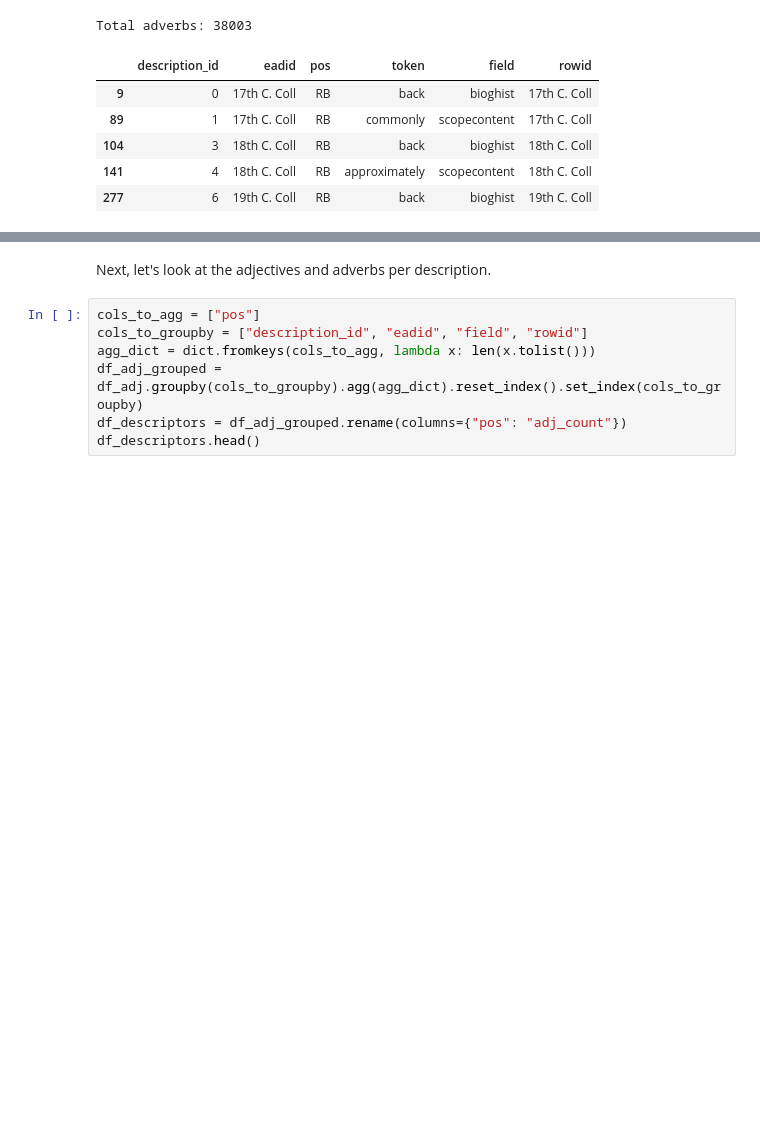
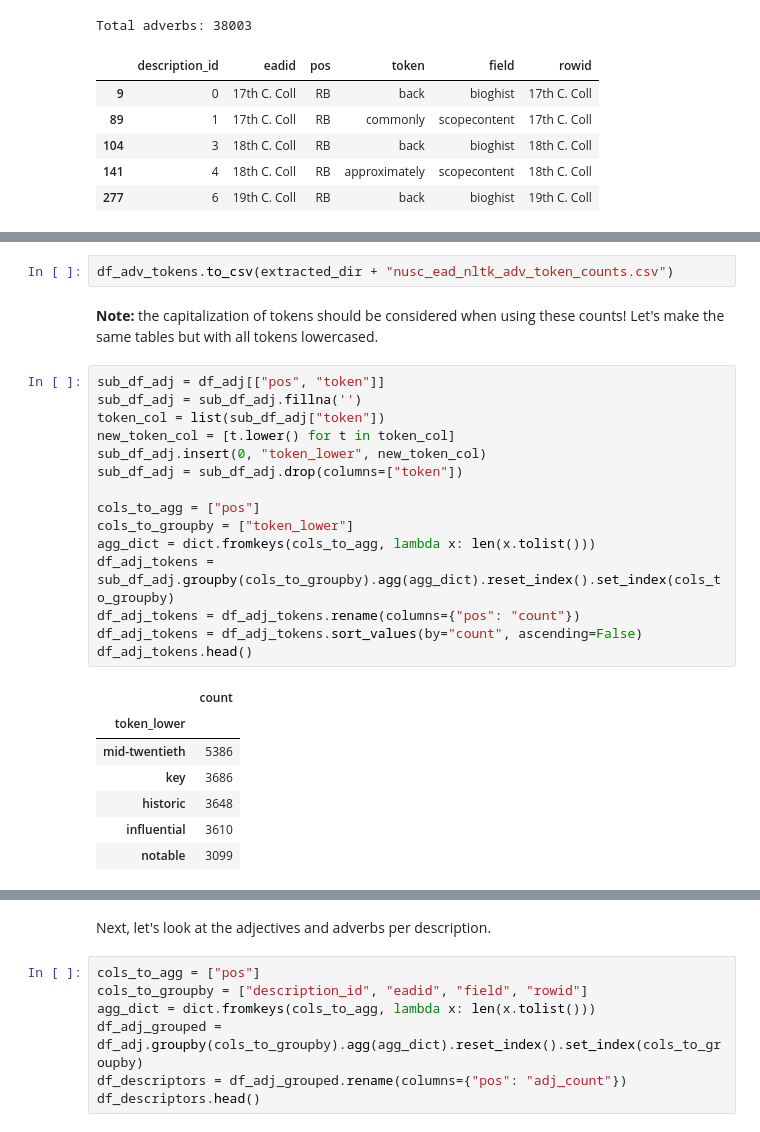
Before and after one commit to thegoose20/nusc, a Jupyter notebook: analysis_metadata.ipynb, the cells around one changed output, grey strips where cells are left out. Drawn from its saved outputs; the diff is of its cells as text; blank space fills up the shorter version.

```diff
--- a/analysis_metadata.ipynb
+++ b/analysis_metadata.ipynb
@@ -555,0 +596,27 @@ Total adverbs: 38003
+# %%
+df_adv_tokens.to_csv(extracted_dir + "nusc_ead_nltk_adv_token_counts.csv")
+# %% [markdown]
+**Note:** the capitalization of tokens should be considered when using these counts!  Let's make the same tables but with all tokens lowercased.
+# %%
+sub_df_adj = df_adj[["pos", "token"]]
+sub_df_adj = sub_df_adj.fillna('')
+token_col = list(sub_df_adj["token"])
+new_token_col = [t.lower() for t in token_col]
+sub_df_adj.insert(0, "token_lower", new_token_col)
+sub_df_adj = sub_df_adj.drop(columns=["token"])
+
+cols_to_agg = ["pos"]
+cols_to_groupby = ["token_lower"]
+agg_dict = dict.fromkeys(cols_to_agg, lambda x: len(x.tolist()))
+df_adj_tokens = sub_df_adj.groupby(cols_to_groupby).agg(agg_dict).reset_index().set_index(cols_to_groupby)
+df_adj_tokens = df_adj_tokens.rename(columns={"pos": "count"})
+df_adj_tokens = df_adj_tokens.sort_values(by="count", ascending=False)
+df_adj_tokens.head()
+# %% [output]
+|  | count |
+| token_lower |  |
+| mid-twentieth | 5386 |
+| key | 3686 |
+| historic | 3648 |
+| influential | 3610 |
+| notable | 3099 |
```
Also changed, not shown: parts of 8 cells of this notebook.
